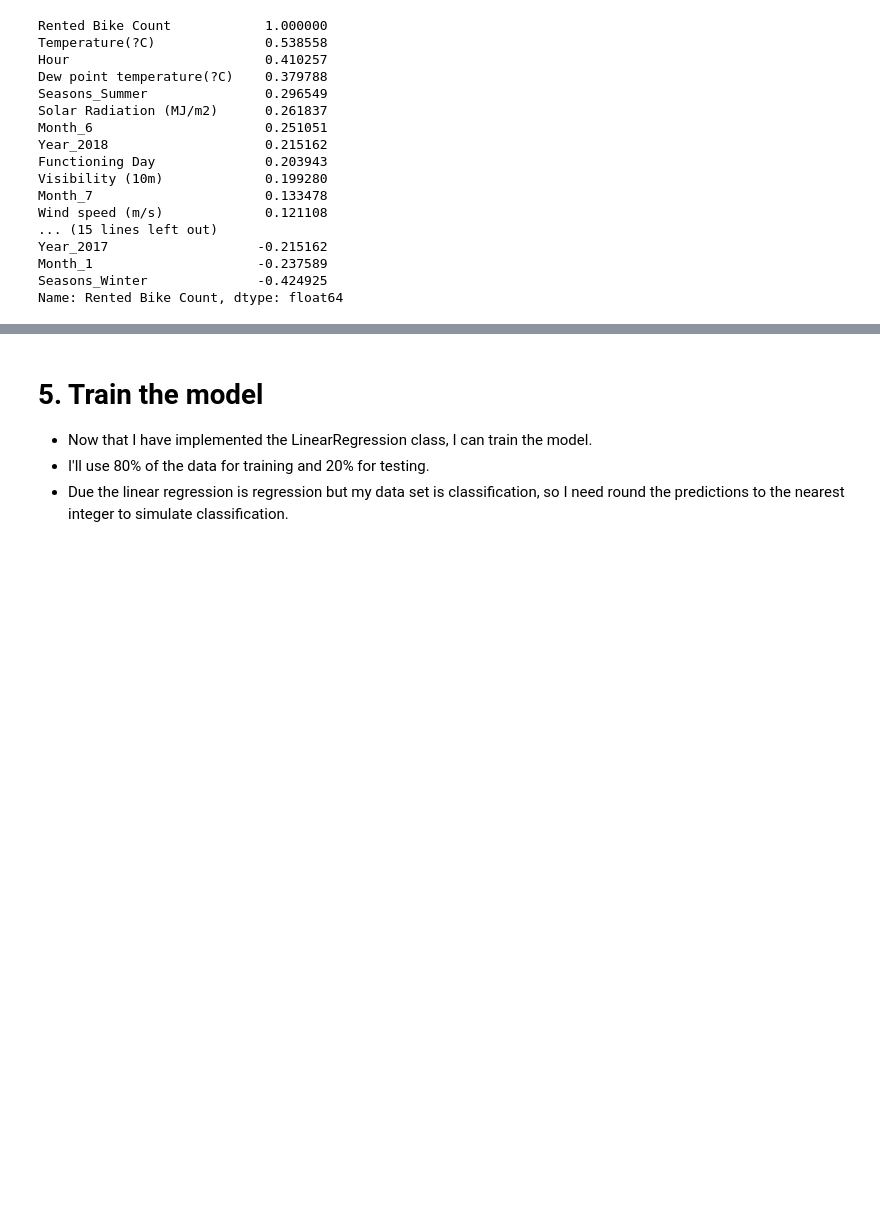
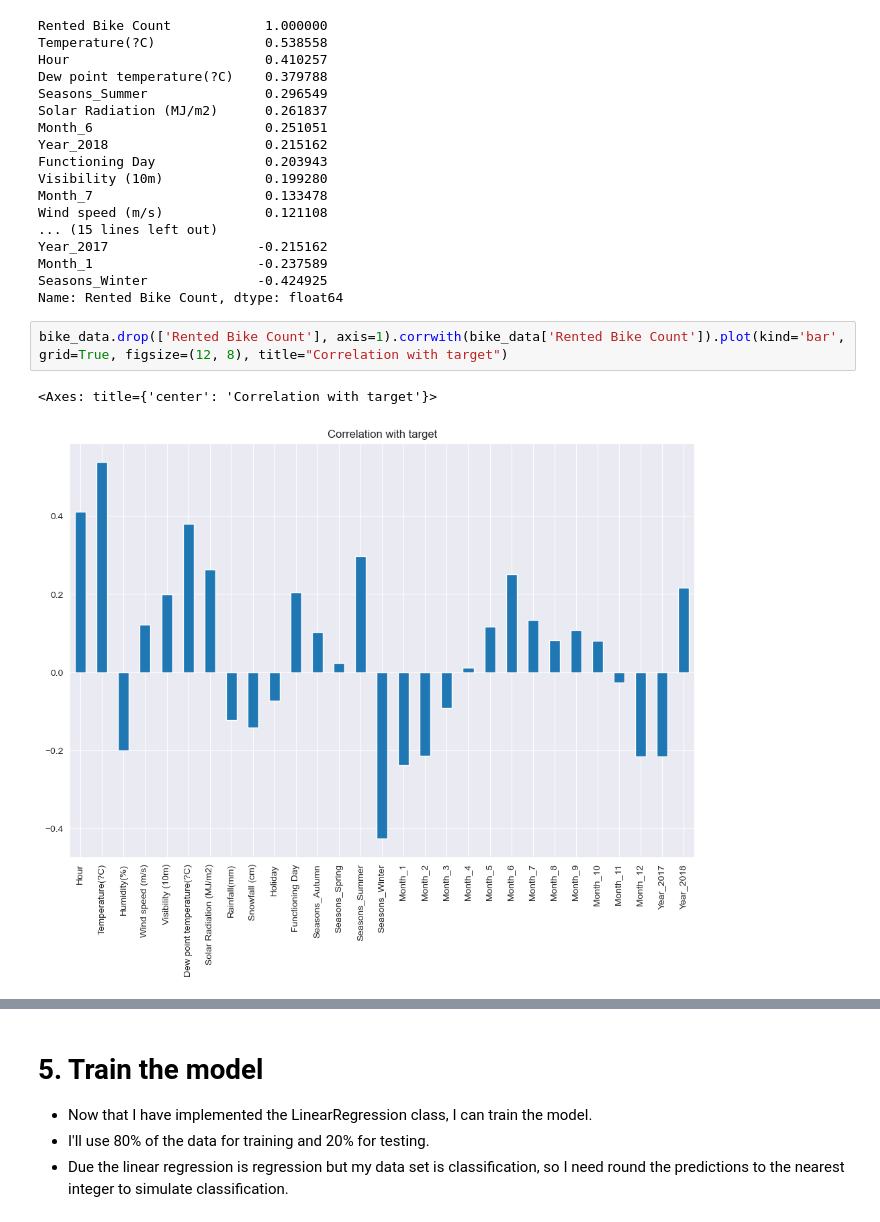
Before and after one commit to chengxinzhaox/ML-Learn-recourses, a Jupyter notebook: cw1/linear_regression_Backup.ipynb, the cells around one changed output, grey strips where cells are left out. Saved outputs shown, nothing was run; the diff lists cells and outputs as text; blank space fills up the shorter version.

```diff
--- a/cw1/linear_regression_Backup.ipynb
+++ b/cw1/linear_regression_Backup.ipynb
@@ -128,3 +122,8 @@ Year_2017                   -0.215162
 Month_1                     -0.237589
 Seasons_Winter              -0.424925
 Name: Rented Bike Count, dtype: float64
+# %%
+bike_data.drop(['Rented Bike Count'], axis=1).corrwith(bike_data['Rented Bike Count']).plot(kind='bar', grid=True, figsize=(12, 8), title="Correlation with target")
+# %% [output]
+<Axes: title={'center': 'Correlation with target'}>
+[figure, added]
```
Also changed, not shown: parts of 13 cells of this notebook, 2 other files.
